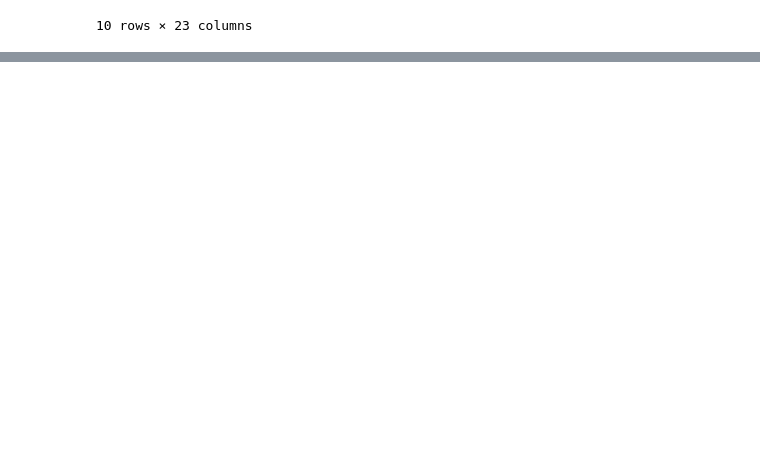
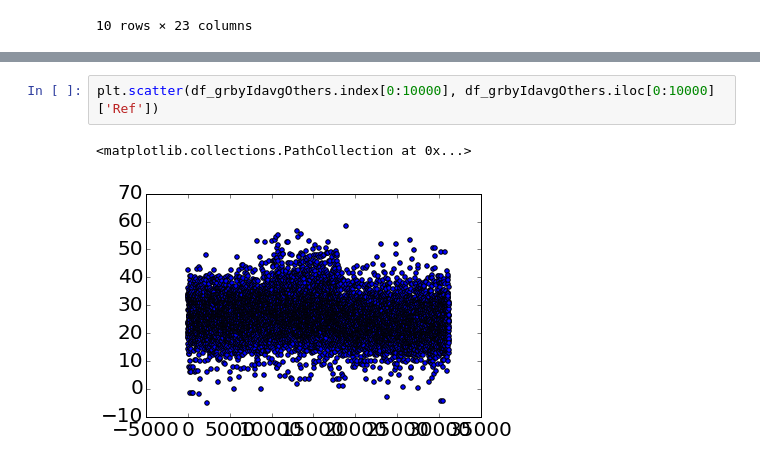
Before and after one commit to amirhamini/Learn_pandas, a Jupyter notebook: rain_data.ipynb, the cells around one changed output, grey strips where cells are left out. Cells and saved outputs as stored; diff of their text form; blank space fills up the shorter version.

Commit message:
some plot

```diff
--- a/rain_data.ipynb
+++ b/rain_data.ipynb
@@ -127,0 +149,5 @@ df_grbyIdavgOthers.head(10)
+# %%
+plt.scatter(df_grbyIdavgOthers.index[0:10000], df_grbyIdavgOthers.iloc[0:10000]['Ref'])
+# %% [output]
+<matplotlib.collections.PathCollection at 0x...>
+[figure, added]
```
Also changed, not shown: parts of 5 cells of this notebook.
